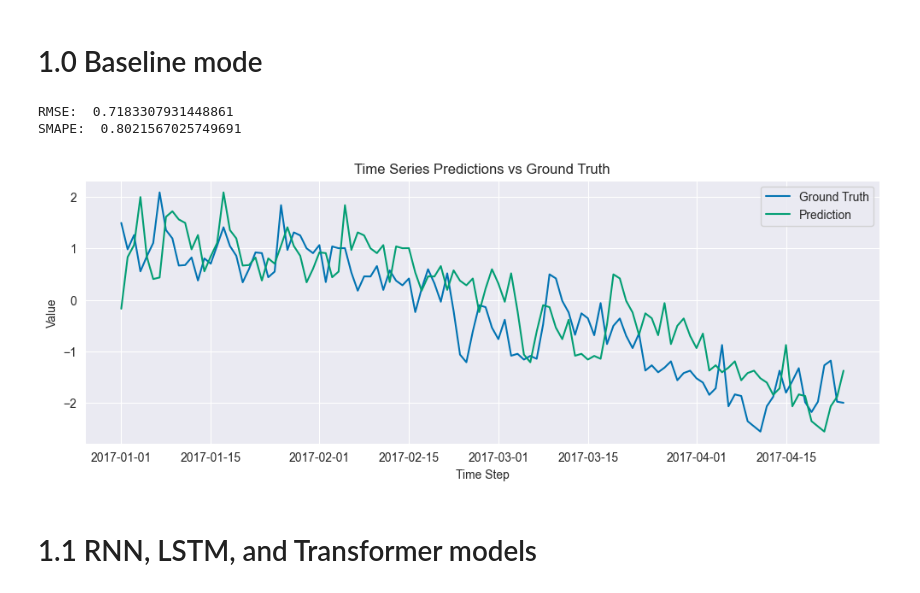
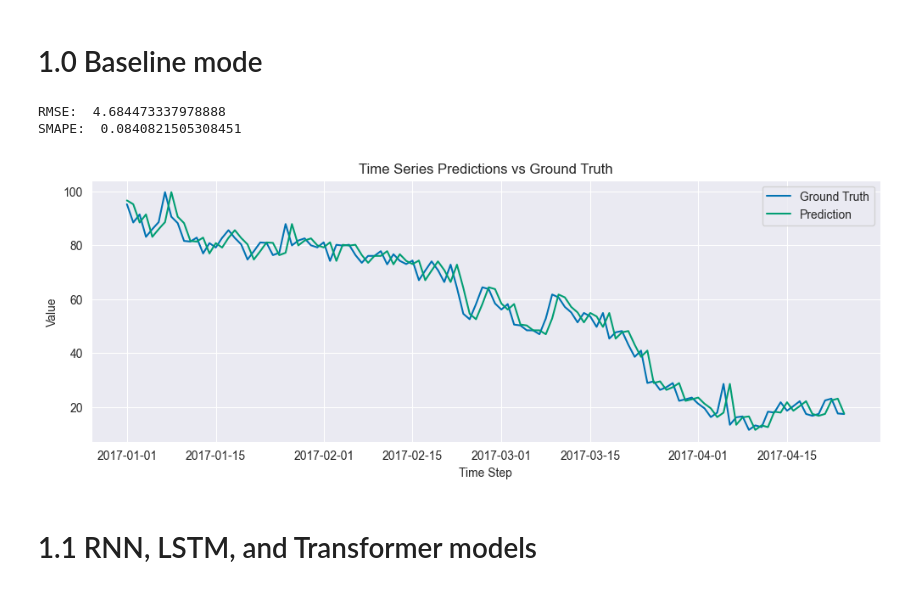
Before and after one commit to Jookare/ADAML-project2, a Jupyter notebook: Train/training.ipynb, the cells around one changed output. Cells and saved outputs as stored; diff of their text form; code cells hidden in the pictures.

```diff
--- a/Train/training.ipynb
+++ b/Train/training.ipynb
@@ -61,47 +61,51 @@ def SMAPE(gt, pred):
 # %% [markdown]
 # 1.0 Baseline mode
 # %%
-horizon = 10
+horizon = 1
 test_start_date = test_df["date"].loc[0]
 test_window_date = test_start_date - pd.Timedelta(days=horizon)
 filtered_train_df = train_df[(train_df['date'] >= test_window_date) & (train_df['date'] < test_start_date)]
 test_df_altered = pd.concat([filtered_train_df, test_df], ignore_index=True)
 
+
+humidity = test_df_altered["humidity"].values*reference_stats["humidity"]["std"].iloc[-115:] + reference_stats["humidity"]["mean"].iloc[-115:]
+
 pred = []
 gt = []
 for i in range(len(test_df_altered)-horizon):
-    pred.append(test_df_altered["humidity"].iloc[i])
-    gt.append(test_df_altered["humidity"].iloc[i+horizon])
+
+    pred.append(humidity.iloc[i])
+    gt.append(humidity.iloc[i+horizon])
 
 # Squeeze the extra dimensions away and turn to numpy
 gt = np.array(gt)
 pred = np.array(pred)
 
 # Check that metrics give zero
 # gt = gt[:-horizon]
 # pred = pred[horizon:]
 
 mean_rmse = RMSE(gt, pred)
 mean_smape = SMAPE(gt, pred)
 print("RMSE: ", mean_rmse)
 print("SMAPE: ", mean_smape)
 
 plt.figure(figsize=(12,4))
 plt.plot(test_df["date"], gt, label="Ground Truth", color=colors[0])
 plt.plot(test_df["date"], pred, label="Prediction", color=colors[1])
 
 # Add labels, legend, and grid
 plt.title("Time Series Predictions vs Ground Truth")
 plt.xlabel("Time Step")
 plt.ylabel("Value")
 plt.legend()
 plt.grid("on")
 
 plt.show()
 # %% [output]
-RMSE:  0.7183307931448861
-SMAPE:  0.8021567025749691
+RMSE:  4.684473337978888
+SMAPE:  0.0840821505308451
-[figure, old version]
+[figure, new version]
 # %% [markdown]
 # 1.1 RNN, LSTM, and Transformer models
 # %%
```
Also changed, not shown: parts of 7 cells of this notebook.
